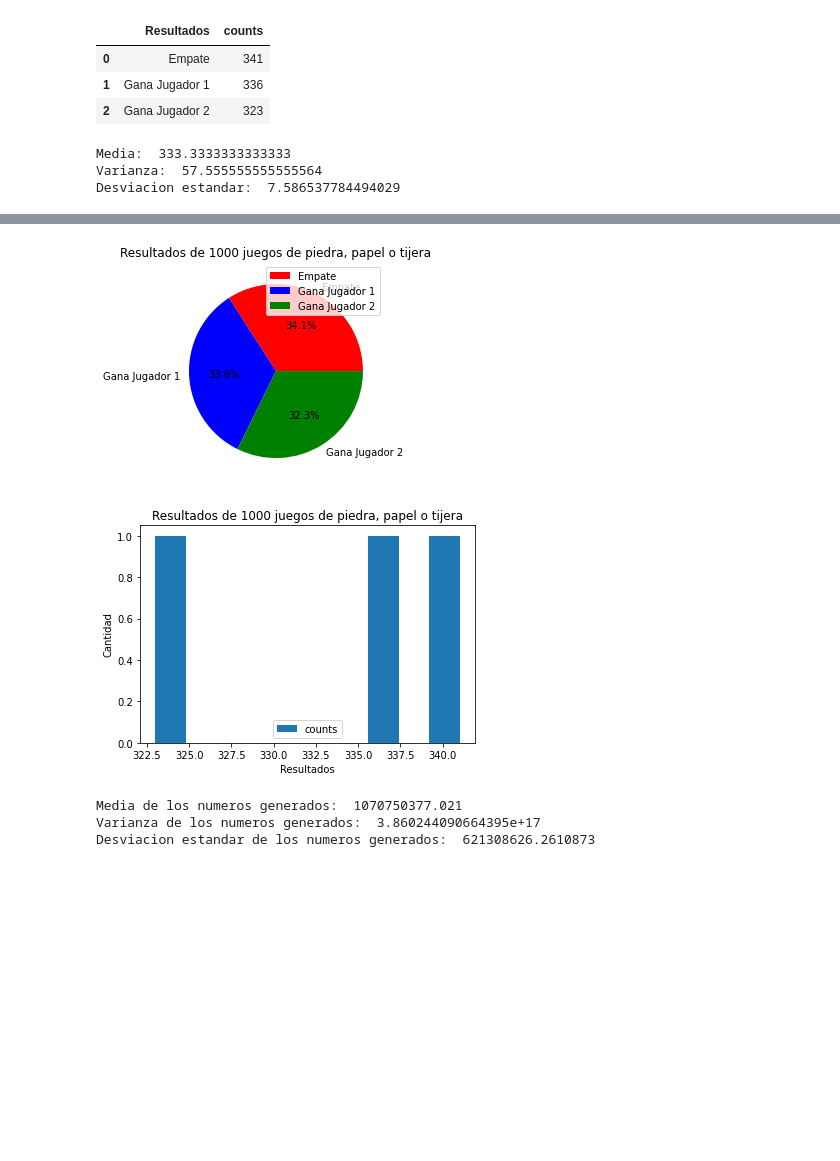
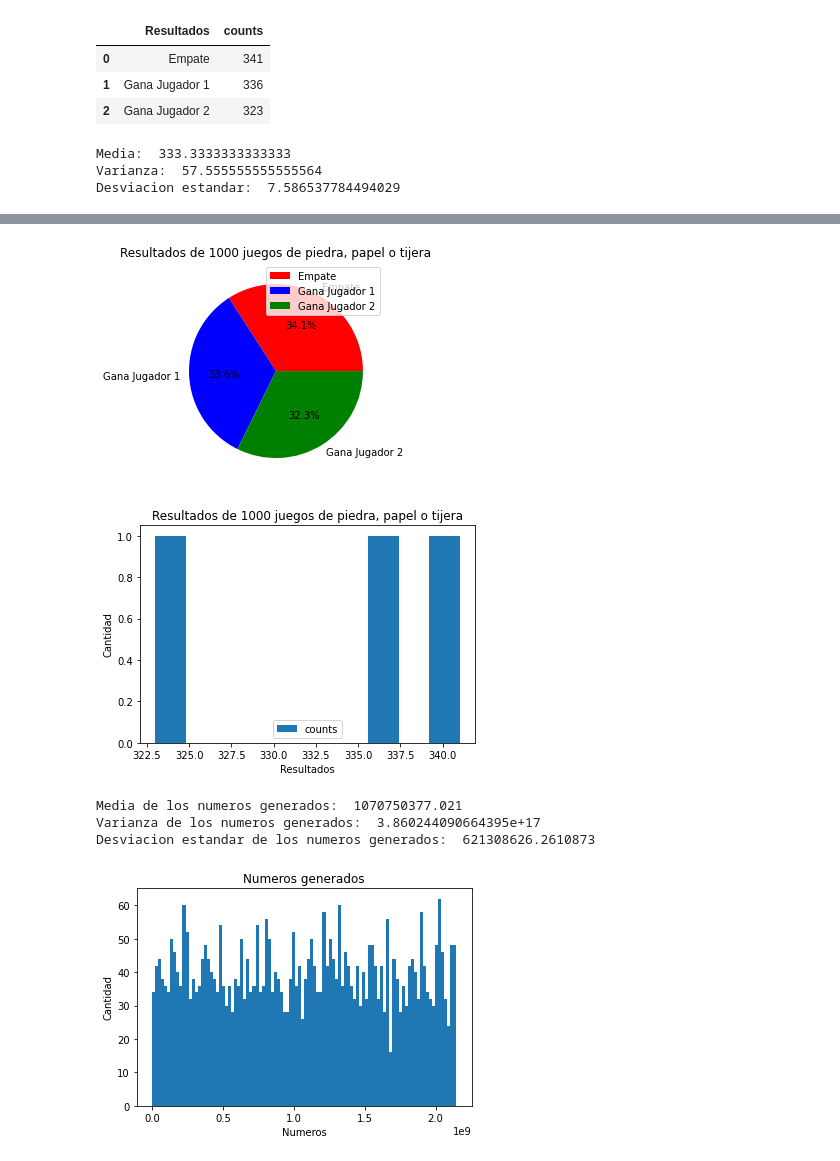
Before and after one commit to ScxttM/cursoSimulacion, a Jupyter notebook: examen2/examen2.ipynb, the cells around one changed output, grey strips where cells are left out. Cells and saved outputs as stored; diff of their text form; code cells hidden in the pictures; blank space fills up the shorter version.

```diff
--- a/examen2/examen2.ipynb
+++ b/examen2/examen2.ipynb
@@ -91,20 +91,28 @@ def piedraPapelOTijera(n):
 # %%
 piedraPapelOTijera(1000)
 
 print("Media de los numeros generados: ", np.mean(numeros_generados))
 print("Varianza de los numeros generados: ", np.var(numeros_generados))
 print("Desviacion estandar de los numeros generados: ", np.var(numeros_generados)**0.5)
+
+# Grafica los numeros generados en un histograma
+plt.hist(numeros_generados, bins=100)
+plt.title('Numeros generados')
+plt.xlabel('Numeros')
+plt.ylabel('Cantidad')
+plt.show()
 # %% [output]
 |  | Resultados | counts |
 | 0 | Empate | 341 |
 | 1 | Gana Jugador 1 | 336 |
 | 2 | Gana Jugador 2 | 323 |
 Media:  333.3333333333333
 Varianza:  57.555555555555564
 Desviacion estandar:  7.586537784494029
 [figure]
 [figure]
 [figure]
 Media de los numeros generados:  1070750377.021
 Varianza de los numeros generados:  3.860244090664395e+17
 Desviacion estandar de los numeros generados:  621308626.2610873
+[figure, added]
```
